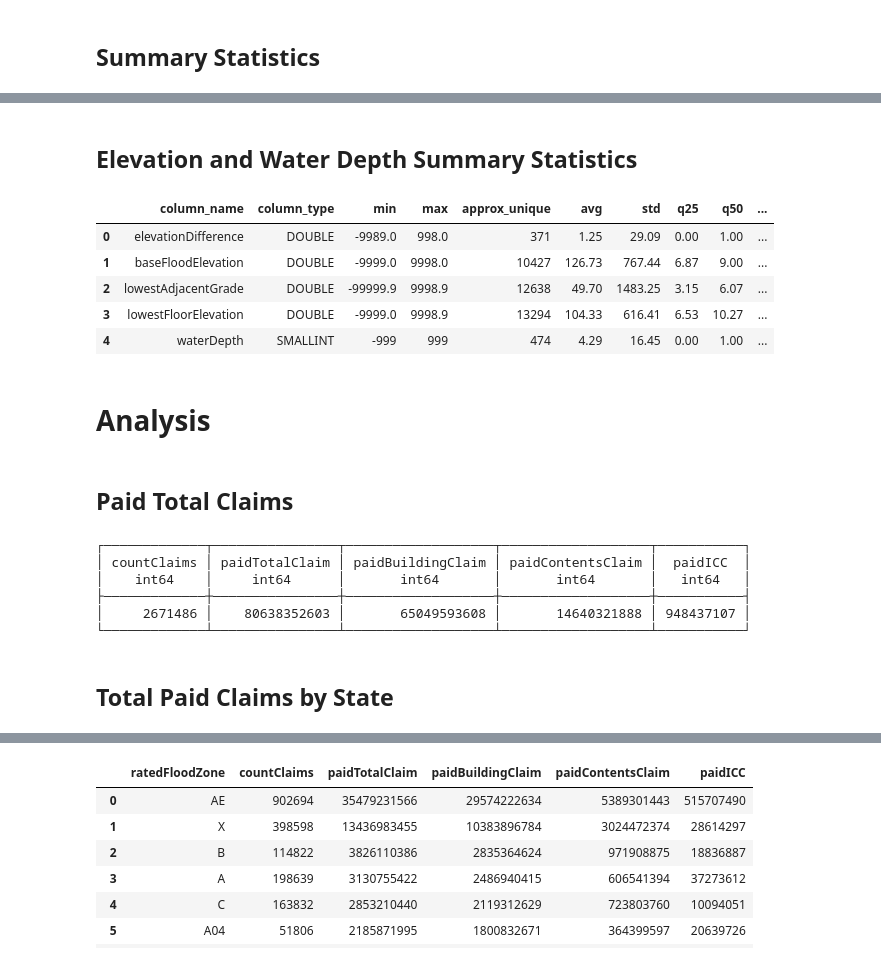
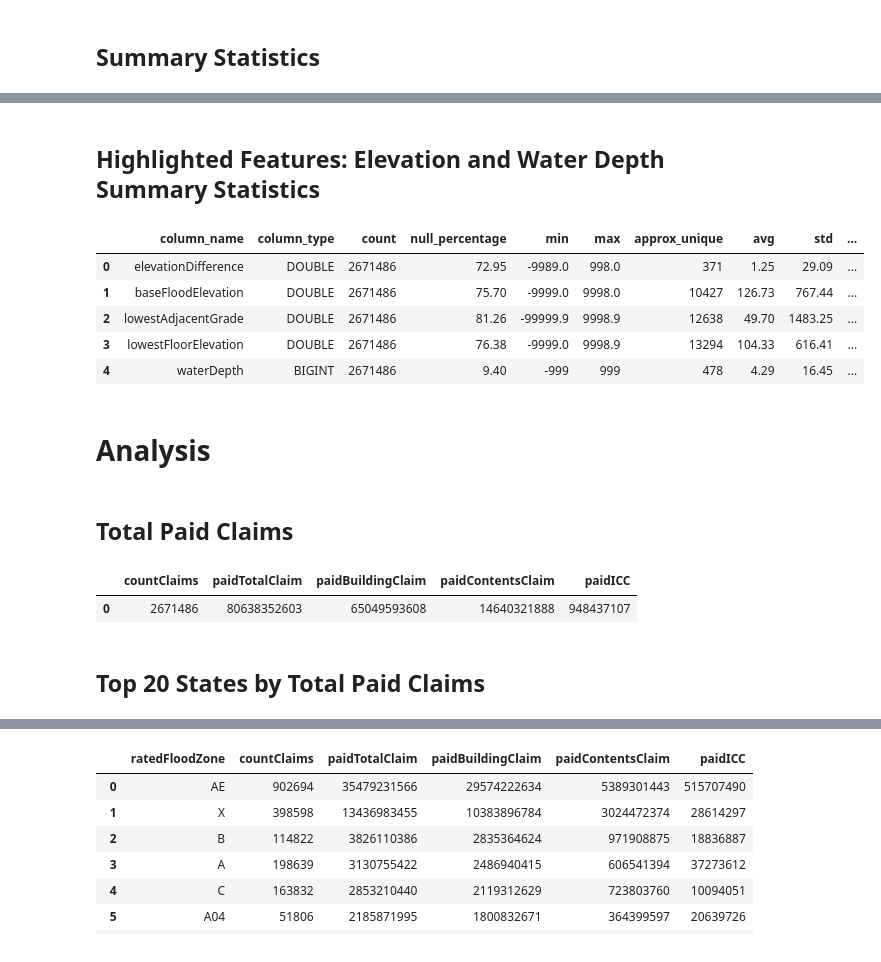
Before and after one commit to mebauer/duckdb-fema-nfip, a Jupyter notebook: analysis.ipynb, the cells around one changed output, grey strips where cells are left out. Cells and saved outputs as stored; diff of their text form; code cells hidden in the pictures.

```diff
--- a/analysis.ipynb
+++ b/analysis.ipynb
@@ -590,36 +605,36 @@ con.sql("""
 # %% [markdown]
-## Elevation and Water Depth Summary Statistics
+## Highlighted Features: Elevation and Water Depth Summary Statistics
 # %%
 # examine summary statisitics on elevation and water depth columns
 con.sql("""
     SELECT
-        column_name, column_type, min, max, approx_unique,
+        column_name, column_type, count, null_percentage,
+        min, max, approx_unique,
         ROUND(avg::DOUBLE, 2) AS avg,
         ROUND(std::DOUBLE, 2) AS std,
         ROUND(q25::DOUBLE, 2) AS q25,
         ROUND(q50::DOUBLE, 2) AS q50,
-        ROUND(q75::DOUBLE, 2) AS q75,
-        count, null_percentage
+        ROUND(q75::DOUBLE, 2) AS q75
     FROM (SUMMARIZE claims)
     WHERE column_name IN (
         'baseFloodElevation',
         'waterDepth',
         'lowestAdjacentGrade',
         'lowestFloorElevation',
         'elevationDifference',
     )
 """).df()
 # %% [output]
-|  | column_name | column_type | min | max | approx_unique | avg | std | q25 | q50 | ... |
-| 0 | elevationDifference | DOUBLE | -9989.0 | 998.0 | 371 | 1.25 | 29.09 | 0.00 | 1.00 | ... |
-| 1 | baseFloodElevation | DOUBLE | -9999.0 | 9998.0 | 10427 | 126.73 | 767.44 | 6.87 | 9.00 | ... |
-| 2 | lowestAdjacentGrade | DOUBLE | -99999.9 | 9998.9 | 12638 | 49.70 | 1483.25 | 3.15 | 6.07 | ... |
-| 3 | lowestFloorElevation | DOUBLE | -9999.0 | 9998.9 | 13294 | 104.33 | 616.41 | 6.53 | 10.27 | ... |
-| 4 | waterDepth | SMALLINT | -999 | 999 | 474 | 4.29 | 16.45 | 0.00 | 1.00 | ... |
+|  | column_name | column_type | count | null_percentage | min | max | approx_unique | avg | std | ... |
+| 0 | elevationDifference | DOUBLE | 2671486 | 72.95 | -9989.0 | 998.0 | 371 | 1.25 | 29.09 | ... |
+| 1 | baseFloodElevation | DOUBLE | 2671486 | 75.70 | -9999.0 | 9998.0 | 10427 | 126.73 | 767.44 | ... |
+| 2 | lowestAdjacentGrade | DOUBLE | 2671486 | 81.26 | -99999.9 | 9998.9 | 12638 | 49.70 | 1483.25 | ... |
+| 3 | lowestFloorElevation | DOUBLE | 2671486 | 76.38 | -9999.0 | 9998.9 | 13294 | 104.33 | 616.41 | ... |
+| 4 | waterDepth | BIGINT | 2671486 | 9.40 | -999 | 999 | 478 | 4.29 | 16.45 | ... |
 # %% [markdown]
 # Analysis
 # %% [markdown]
-## Paid Total Claims
+## Total Paid Claims
 # %%
 con.sql("""
     SELECT
@@ -631,17 +646,14 @@ con.sql("""
         ROUND(SUM(amountPaidOnBuildingClaim), 0)::BIGINT AS paidBuildingClaim,
         ROUND(SUM(amountPaidOnContentsClaim), 0)::BIGINT AS paidContentsClaim,
         ROUND(SUM(amountPaidOnIncreasedCostOfComplianceClaim), 0)::BIGINT AS paidICC
-    FROM claims
-""")
+    FROM
+        claims
+""").df()
 # %% [output]
-┌─────────────┬────────────────┬───────────────────┬───────────────────┬───────────┐
-│ countClaims │ paidTotalClaim │ paidBuildingClaim │ paidContentsClaim │  paidICC  │
-│    int64    │     int64      │       int64       │       int64       │   int64   │
-├─────────────┼────────────────┼───────────────────┼───────────────────┼───────────┤
-│     2671486 │    80638352603 │       65049593608 │       14640321888 │ 948437107 │
-└─────────────┴────────────────┴───────────────────┴───────────────────┴───────────┘
+|  | countClaims | paidTotalClaim | paidBuildingClaim | paidContentsClaim | paidICC |
+| 0 | 2671486 | 80638352603 | 65049593608 | 14640321888 | 948437107 |
 # %% [markdown]
-## Total Paid Claims by State
+## Top 20 States by Total Paid Claims
 # %%
 con.sql("""
     SELECT
```
Also changed, not shown: parts of 78 cells of this notebook, 1 other file.
